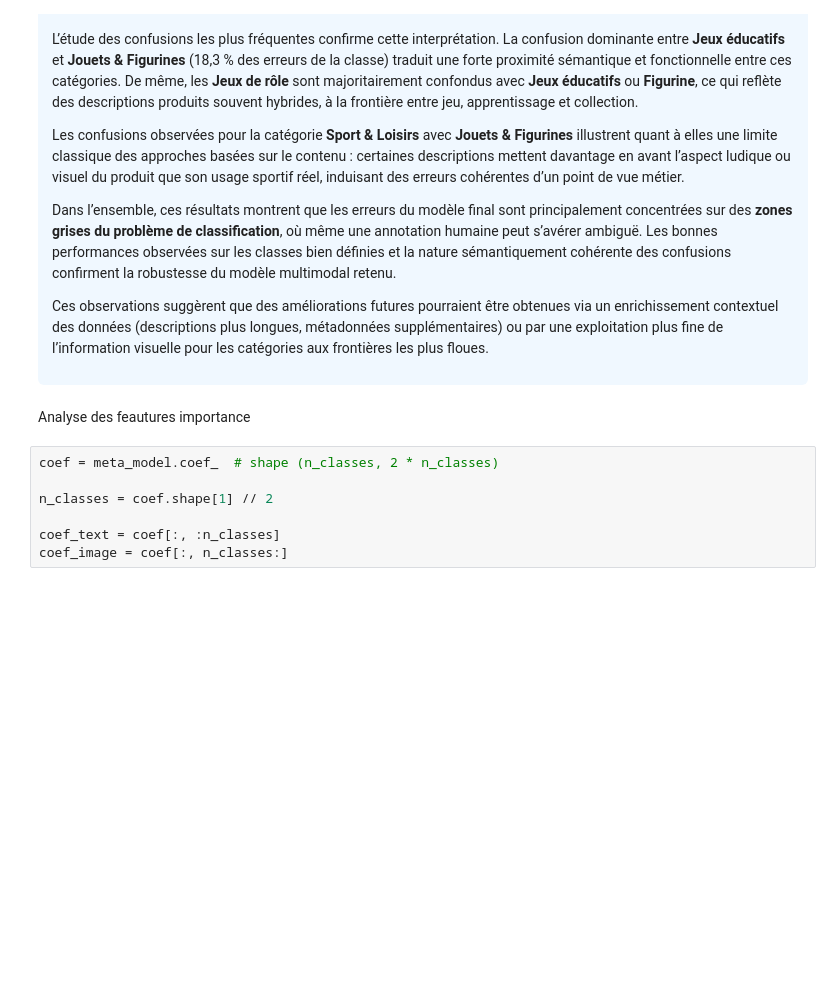
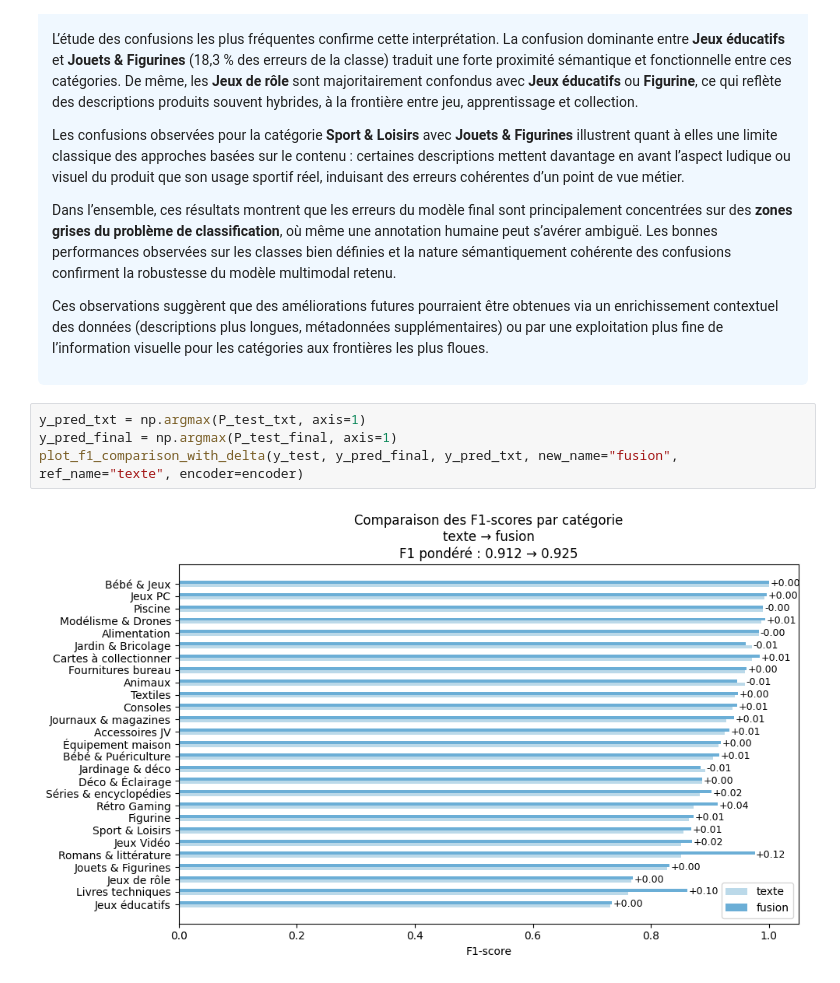
Before and after one commit to beautiful-pixel/DS_rakuten, a Jupyter notebook: notebooks/multimodal_01_model.ipynb, the cells around one changed output. Saved outputs shown, nothing was run; the diff lists cells and outputs as text; blank space fills up the shorter version.

Commit message:
maj notebook fusion multimodal

```diff
--- a/notebooks/multimodal_01_model.ipynb
+++ b/notebooks/multimodal_01_model.ipynb
@@ -347,12 +366,9 @@ visuelle pour les catégories aux frontières les plus floues.
 </p>
 
 </div>
-# %% [markdown]
-Analyse des feautures importance
-# %%
-coef = meta_model.coef_  # shape (n_classes, 2 * n_classes)
-
-n_classes = coef.shape[1] // 2
-
-coef_text = coef[:, :n_classes]
-coef_image = coef[:, n_classes:]
+# %%
+y_pred_txt = np.argmax(P_test_txt, axis=1)
+y_pred_final = np.argmax(P_test_final, axis=1)
+plot_f1_comparison_with_delta(y_test, y_pred_final, y_pred_txt, new_name="fusion", ref_name="texte", encoder=encoder)
+# %% [output]
+[figure, added]
```
Also changed, not shown: parts of 8 cells of this notebook.
